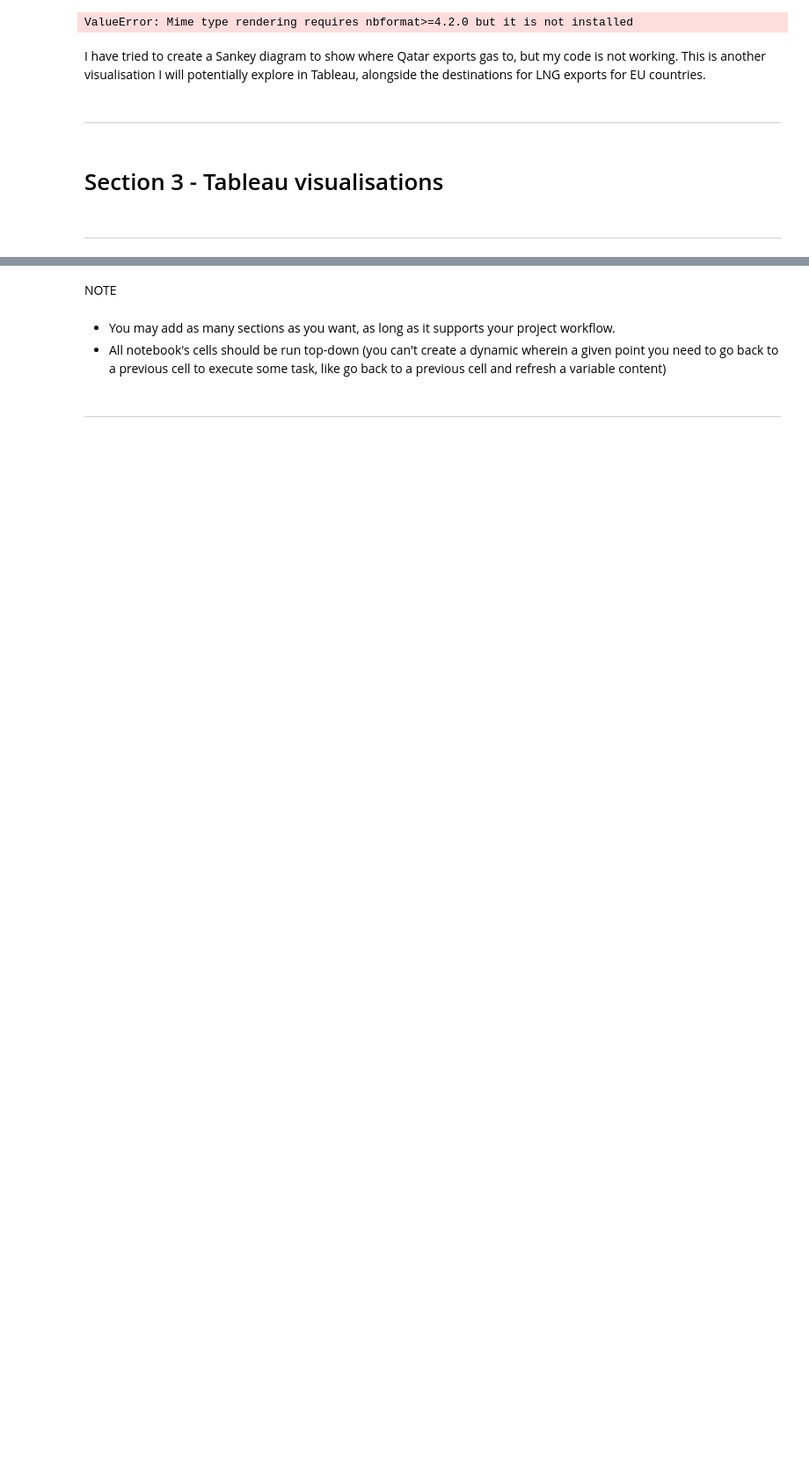
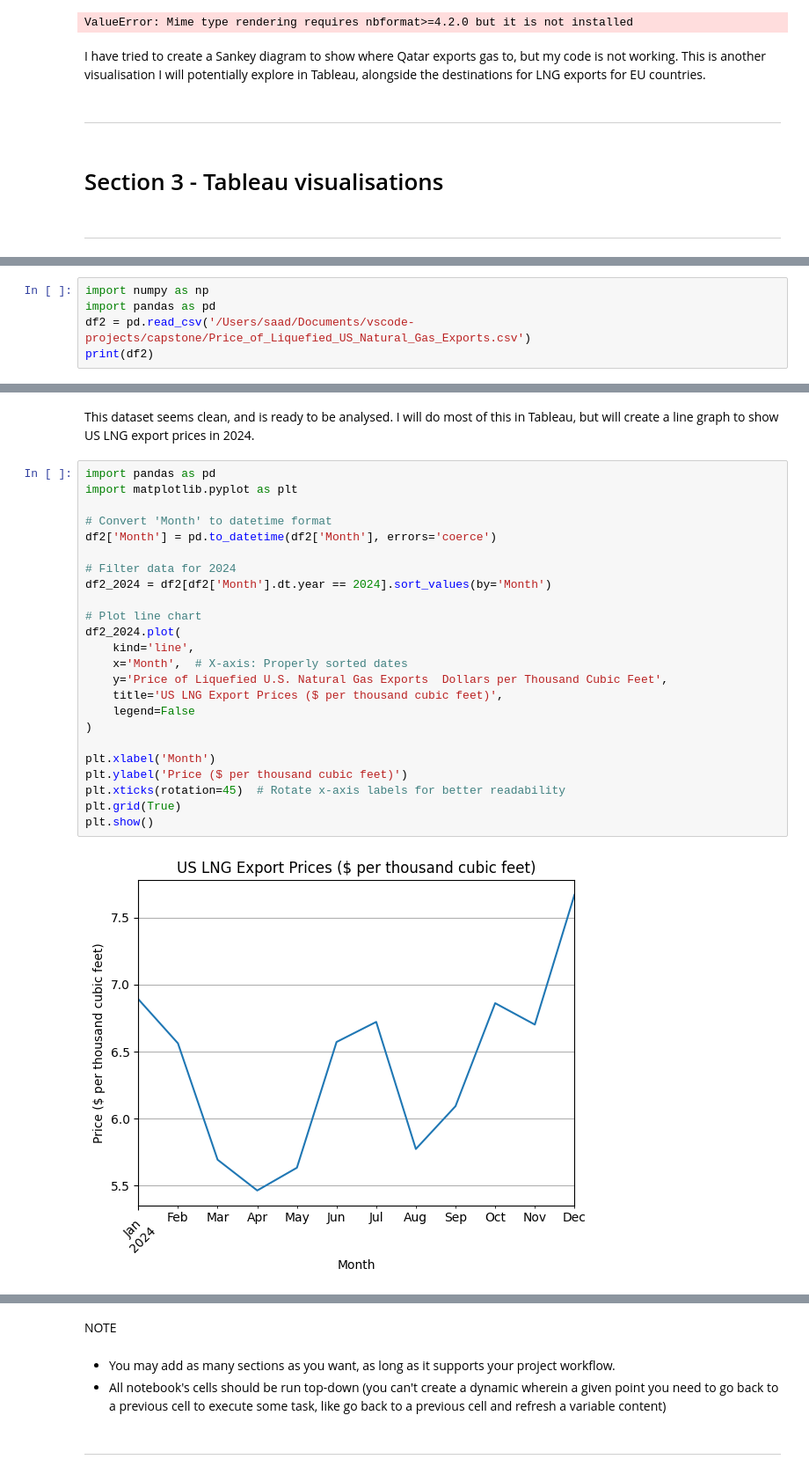
Before and after one commit to suahmed3/capstone, a Jupyter notebook: jupyter_notebooks/Capstone LNG Trading Jupyter Notebook.ipynb, the cells around one changed output, grey strips where cells are left out. Shown at 88% size. Cells and saved outputs as stored; diff of their text form; blank space fills up the shorter version.

```diff
--- a/jupyter_notebooks/Capstone LNG Trading Jupyter Notebook.ipynb
+++ b/jupyter_notebooks/Capstone LNG Trading Jupyter Notebook.ipynb
@@ -202,0 +205,5 @@ I have tried to create a Sankey diagram to show where Qatar exports gas to, but
+# %%
+import numpy as np
+import pandas as pd
+df2 = pd.read_csv('/Users/saad/Documents/vscode-projects/capstone/Price_of_Liquefied_US_Natural_Gas_Exports.csv')
+print(df2)
@@ -202,0 +245,28 @@ I have tried to create a Sankey diagram to show where Qatar exports gas to, but
+# %% [markdown]
+This dataset seems clean, and is ready to be analysed. I will do most of this in Tableau, but will create a line graph to show US LNG export prices in 2024.
+# %%
+import pandas as pd
+import matplotlib.pyplot as plt
+
+# Convert 'Month' to datetime format
+df2['Month'] = pd.to_datetime(df2['Month'], errors='coerce')
+
+# Filter data for 2024
+df2_2024 = df2[df2['Month'].dt.year == 2024].sort_values(by='Month')
+
+# Plot line chart
+df2_2024.plot(
+    kind='line',
+    x='Month',  # X-axis: Properly sorted dates
+    y='Price of Liquefied U.S. Natural Gas Exports  Dollars per Thousand Cubic Feet',
+    title='US LNG Export Prices ($ per thousand cubic feet)',
+    legend=False
+)
+
+plt.xlabel('Month')
+plt.ylabel('Price ($ per thousand cubic feet)')
+plt.xticks(rotation=45)  # Rotate x-axis labels for better readability
+plt.grid(True)
+plt.show()
+# %% [output]
+[figure, added]
```
Also changed, not shown: parts of 9 cells of this notebook, 3 other files.
